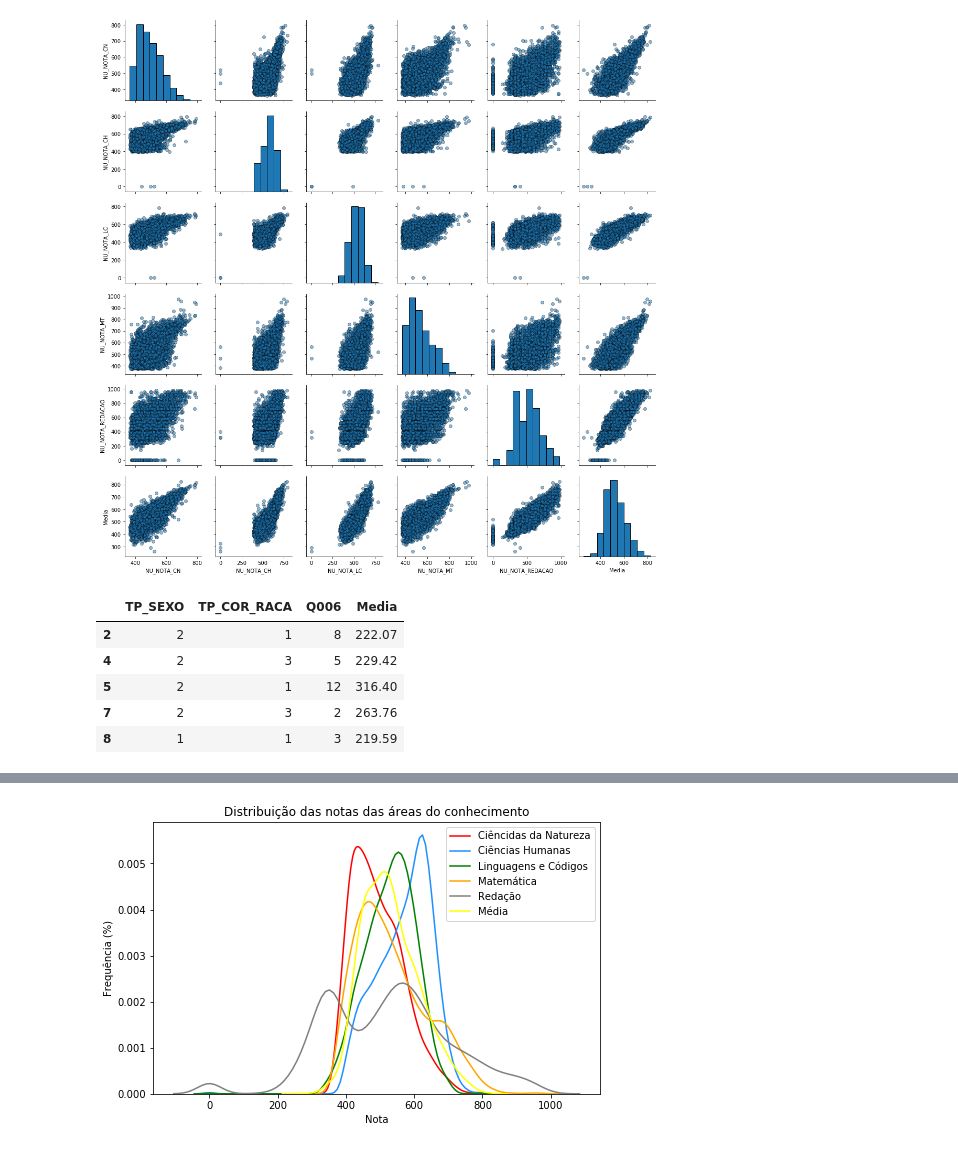
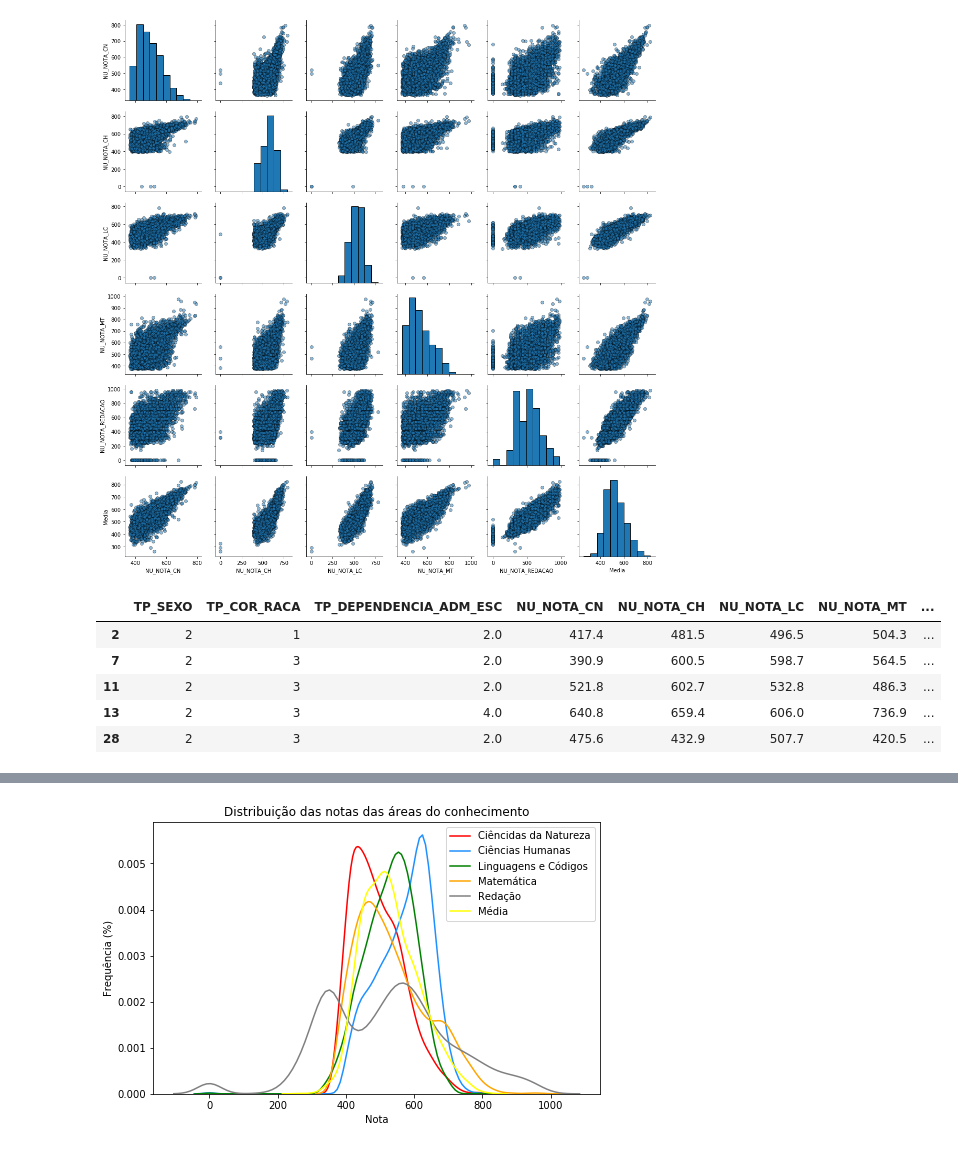
Before and after one commit to barbaragribeiro/enem-data-analysis, a Jupyter notebook: analise_notas_geral.ipynb, the cells around one changed output, grey strips where cells are left out. Drawn from its saved outputs; the diff is of its cells as text; code cells hidden in the pictures.

```diff
--- a/analise_notas_geral.ipynb
+++ b/analise_notas_geral.ipynb
@@ -62,22 +62,23 @@ sns.pairplot(df2018, diag_kws={'edgecolor':'k'}, plot_kws={'alpha':0.5, 'edgecol
 # %%
 dfCorr = pd.read_csv(path+file+'2018.csv', sep=',',  encoding='latin-1', usecols=[
     'NU_NOTA_CN', 'NU_NOTA_CH', 'NU_NOTA_LC', 'NU_NOTA_MT','NU_NOTA_REDACAO'
-    ,'TP_SEXO', 'TP_COR_RACA', 'Q001', 'Q002', 'Q006']).dropna()
+    ,'TP_SEXO', 'TP_COR_RACA', 'Q001', 'Q002', 'Q006', 'Q025', 'TP_DEPENDENCIA_ADM_ESC']).dropna()
 dfCorr.loc[:,'Media'] = dfCorr.sum(axis=1)/len(dfCorr.columns)
-dfCorr = dfCorr.drop(['NU_NOTA_CN', 'NU_NOTA_CH', 'NU_NOTA_LC', 'NU_NOTA_MT','NU_NOTA_REDACAO'], 1)
+#dfCorr = dfCorr.drop(['NU_NOTA_CN', 'NU_NOTA_CH', 'NU_NOTA_LC', 'NU_NOTA_MT','NU_NOTA_REDACAO'], 1)
 dfCorr['Q001'] = [ord(x) - 64 for x in dfCorr['Q001']]
 dfCorr['Q002'] = [ord(x) - 64 for x in dfCorr['Q002']]
 dfCorr['Q006'] = [ord(x) - 64 for x in dfCorr['Q006']]
+dfCorr['Q025'] = [ord(x) - 64 for x in dfCorr['Q025']]
 sexo = {'M': 1, 'F': 2}
 dfCorr['TP_SEXO'] = [sexo[x] for x in dfCorr['TP_SEXO']]
 dfCorr = dfCorr.drop(['Q001', 'Q002'], 1)
 dfCorr.head()
 # %% [output]
-|  | TP_SEXO | TP_COR_RACA | Q006 | Media |
-| 2 | 2 | 1 | 8 | 222.07 |
-| 4 | 2 | 3 | 5 | 229.42 |
-| 5 | 2 | 1 | 12 | 316.40 |
-| 7 | 2 | 3 | 2 | 263.76 |
-| 8 | 1 | 1 | 3 | 219.59 |
+|  | TP_SEXO | TP_COR_RACA | TP_DEPENDENCIA_ADM_ESC | NU_NOTA_CN | NU_NOTA_CH | NU_NOTA_LC | NU_NOTA_MT | ... |
+| 2 | 2 | 1 | 2.0 | 417.4 | 481.5 | 496.5 | 504.3 | ... |
+| 7 | 2 | 3 | 2.0 | 390.9 | 600.5 | 598.7 | 564.5 | ... |
+| 11 | 2 | 3 | 2.0 | 521.8 | 602.7 | 532.8 | 486.3 | ... |
+| 13 | 2 | 3 | 4.0 | 640.8 | 659.4 | 606.0 | 736.9 | ... |
+| 28 | 2 | 3 | 2.0 | 475.6 | 432.9 | 507.7 | 420.5 | ... |
 # %%
 #Precisamos pensar como será feita a correlação para dados categóricos...
```
Also changed, not shown: parts of 7 cells of this notebook.
